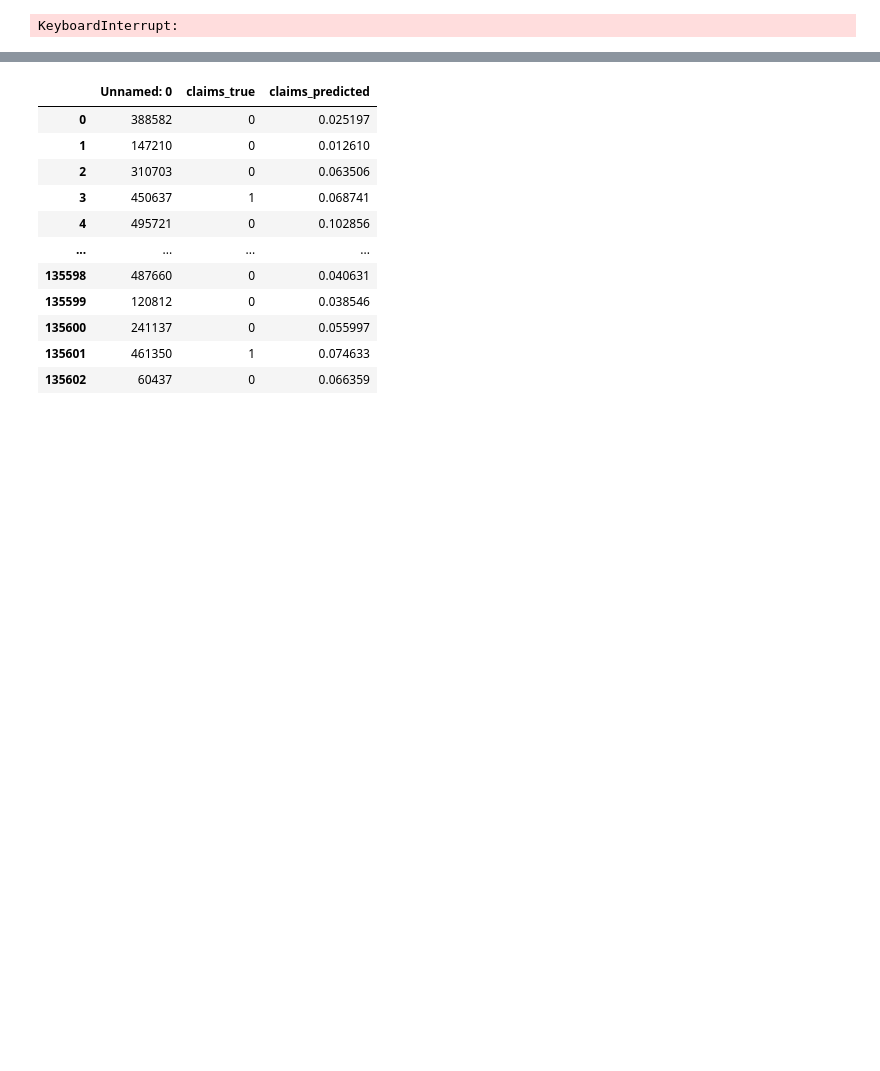
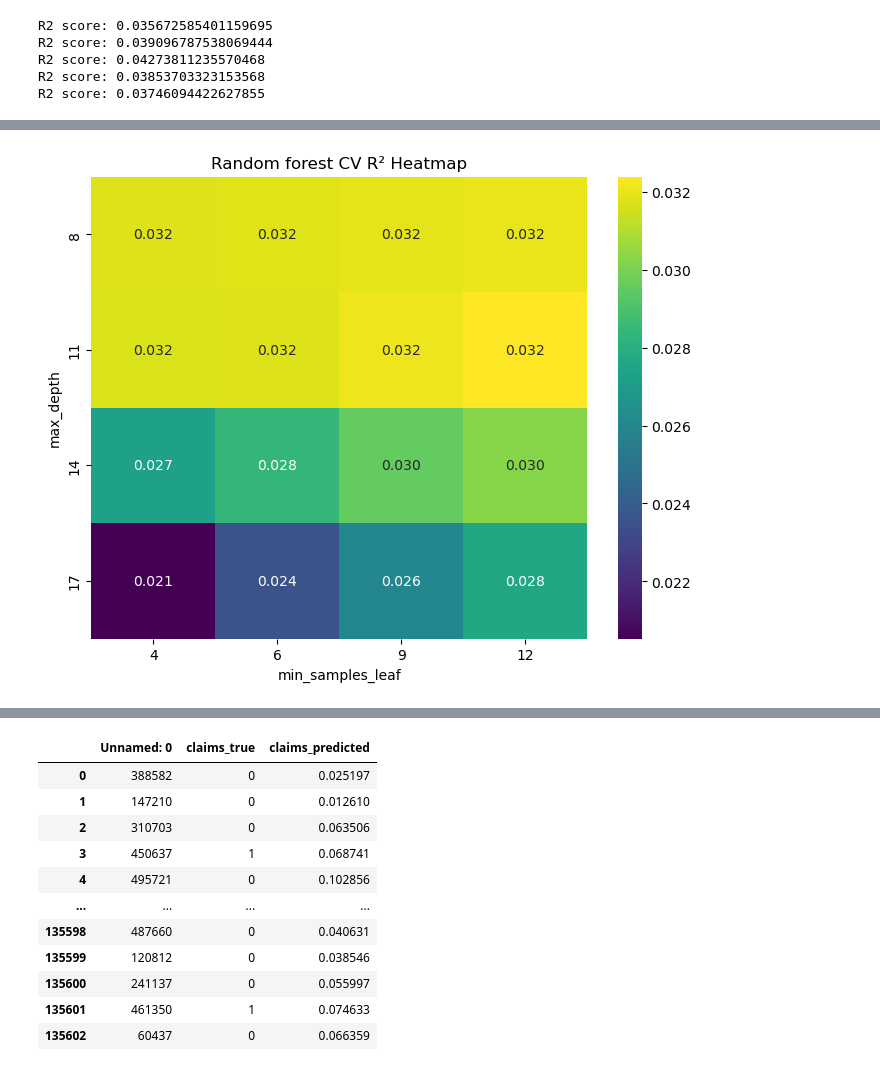
Before and after one commit to Simon-Simonsen/ML-project, a Jupyter notebook: M3.ipynb, the cells around one changed output, grey strips where cells are left out. Drawn from its saved outputs; the diff is of its cells as text; code cells hidden in the pictures; blank space fills up the shorter version.

Commit message:
cross-validation

```diff
--- a/M3.ipynb
+++ b/M3.ipynb
@@ -18,11 +18,86 @@ for train_index, test_index in kf.split(X):
     X_train, X_test = X[train_index], X[test_index]
     y_train, y_test = y[train_index], y[test_index]
 
-    model = RandomForestRegressor(n_estimators=100, min_samples_leaf=9, max_depth=8, random_state=42)
+    model = RandomForestRegressor(n_estimators=100, min_samples_leaf=12, max_depth=11, random_state=42)
     model.fit(X_train, y_train)
 
     y_hat = model.predict(X_test)
 
     print(f'R2 score: {r2_score(y_test, y_hat)}')
 # %% [output]
-KeyboardInterrupt:
+R2 score: 0.035672585401159695
+R2 score: 0.039096787538069444
+R2 score: 0.04273811235570468
+R2 score: 0.03853703323153568
+R2 score: 0.03746094422627855
+# %%
+from sklearn.ensemble import RandomForestRegressor
+import pandas as pd
+from sklearn.metrics import r2_score
+from sklearn.model_selection import KFold
+import numpy as np
+import seaborn as sns
+import matplotlib.pyplot as plt
+
+# loading the feature engineered dataset
+df = pd.read_csv('feature_engineered.csv')
+
+X = df[['Density', 'DrivAge', 'Exposure', 'VehAge','VehPower', 'BonusMalus', 'VehGas']]
+X = pd.get_dummies(X, drop_first=True)
+y = df['ClaimNb']
+
+X = X.to_numpy()
+y = y.to_numpy()
+
+kf = KFold(n_splits=3, shuffle=True, random_state=42)
+
+# hyperparameters
+max_depth_values = [8, 11, 14, 17]
+min_leaf_values = [4,6,9, 12]
+results = []
+
+# heatmap for plotting
+r2_matrix = np.zeros((len(max_depth_values), len(min_leaf_values)))
+
+# cross validation for each hyperparameter combination
+for i, d in enumerate(max_depth_values):
+    for j, l in enumerate(min_leaf_values):
+        r2_scores = []
+
+        for train_index, test_index in kf.split(X):
+            X_train, X_test = X[train_index], X[test_index]
+            y_train, y_test = y[train_index], y[test_index]
+
+            model = RandomForestRegressor(n_estimators=50,random_state=42, max_depth=d, min_samples_leaf=l, n_jobs=-1)
+            model.fit(X_train, y_train)
+            y_hat = model.predict(X_test)
+
+            r2_scores.append(r2_score(y_test, y_hat))
+
+        avg_r2 = np.mean(r2_scores)
+        results.append(((d, l), avg_r2))
+        r2_matrix[i, j] = avg_r2
+
+# getting the best result from stored R2 values
+best_config = max(results, key=lambda x: x[1])
+(best_d, best_l), best_r2 = best_config
+
+print("\n==========================")
+print(" BEST HYPERPARAMETERS FOUND")
+print("==========================")
+print(f"max_depth = {best_d}")
+print(f"min_leaves = {best_l}")
+print(f"CV R²  = {best_r2:.5f}")
+print("==========================")
+
+# plotting the heatmap of R2 values
+plt.figure(figsize=(8, 6))
+sns.heatmap(r2_matrix, annot=True, fmt=".3f",
+            xticklabels=min_leaf_values,
+            yticklabels=max_depth_values,
+            cmap="viridis")
+plt.xlabel("min_samples_leaf")
+plt.ylabel("max_depth")
+plt.title("Random forest CV R² Heatmap")
+plt.show()
+# %% [output]
@@ -29,3 +111,4 @@ KeyboardInterrupt:
+[figure, added]
 # %%
 from sklearn.ensemble import RandomForestRegressor
 import pandas as pd
```
Also changed, not shown: parts of 5 cells of this notebook, 1 other file.
